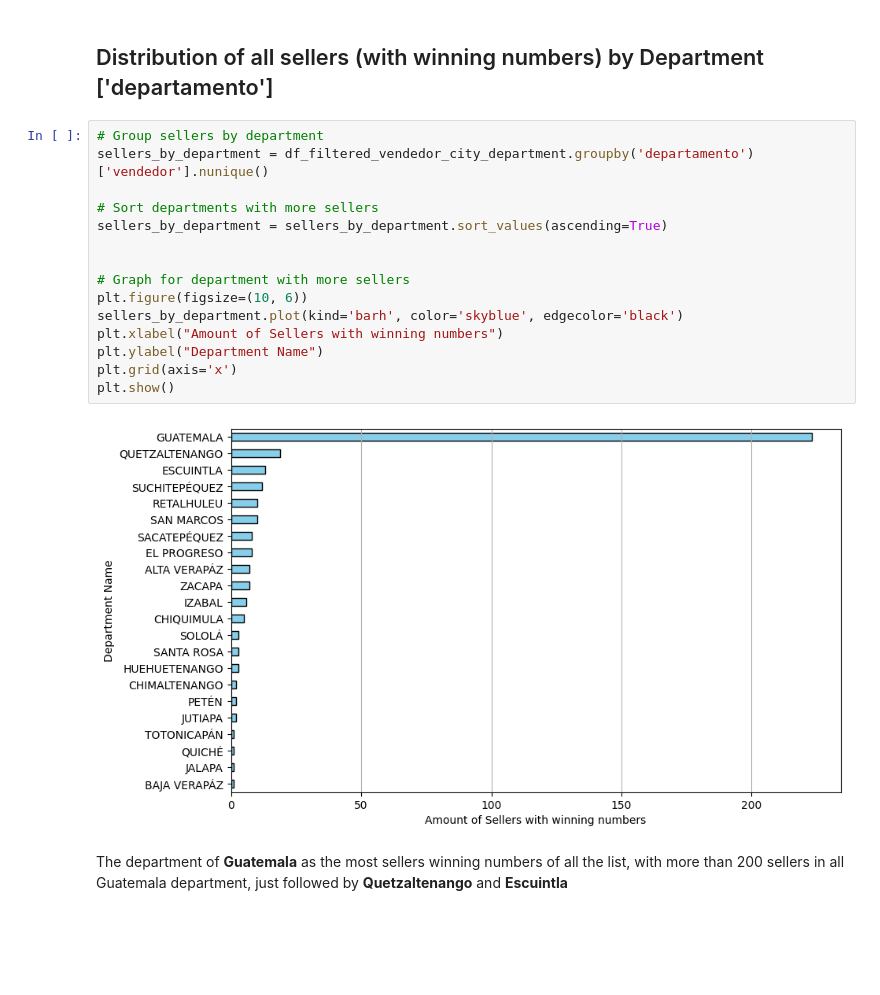
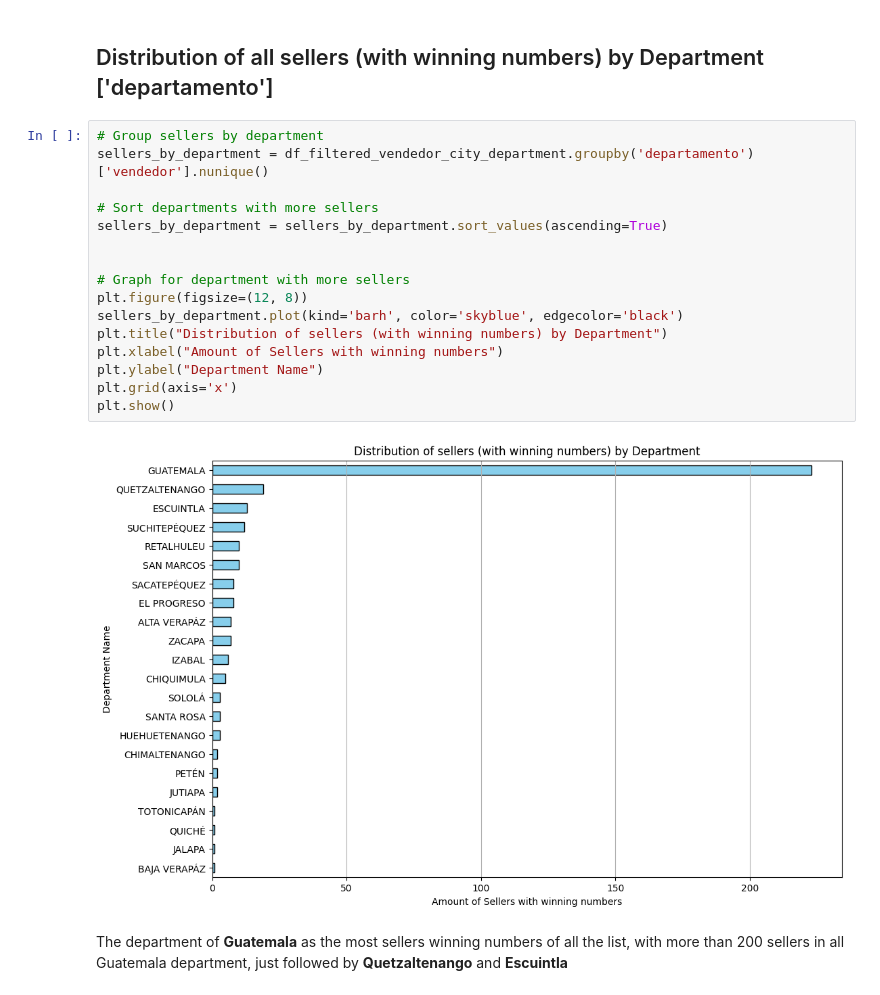
Before and after one commit to AngelDHackerman/santa-lucia-data-analysis-manual, a Jupyter notebook: notebooks/visualization_sorteos_premios.ipynb, the cells around one changed output. Saved outputs shown, nothing was run; the diff lists cells and outputs as text; blank space fills up the shorter version.

```diff
--- a/notebooks/visualization_sorteos_premios.ipynb
+++ b/notebooks/visualization_sorteos_premios.ipynb
@@ -251,20 +236,21 @@ And as you may realize the amount of winning numbers sold in Guatemala city is b
 # %%
 # Group sellers by department
 sellers_by_department = df_filtered_vendedor_city_department.groupby('departamento')['vendedor'].nunique()
 
 # Sort departments with more sellers
 sellers_by_department = sellers_by_department.sort_values(ascending=True)
 
 
 # Graph for department with more sellers
-plt.figure(figsize=(10, 6))
+plt.figure(figsize=(12, 8))
 sellers_by_department.plot(kind='barh', color='skyblue', edgecolor='black')
+plt.title("Distribution of sellers (with winning numbers) by Department")
 plt.xlabel("Amount of Sellers with winning numbers")
 plt.ylabel("Department Name")
 plt.grid(axis='x')
 plt.show()
 # %% [output]
-[figure, old version]
+[figure, new version]
 # %% [markdown]
 The department of **Guatemala** as the most sellers winning numbers of all the list, with more than 200 sellers in all Guatemala department, just followed by **Quetzaltenango** and **Escuintla**
 # %% [markdown]
```
Also changed, not shown: parts of 5 cells of this notebook.
